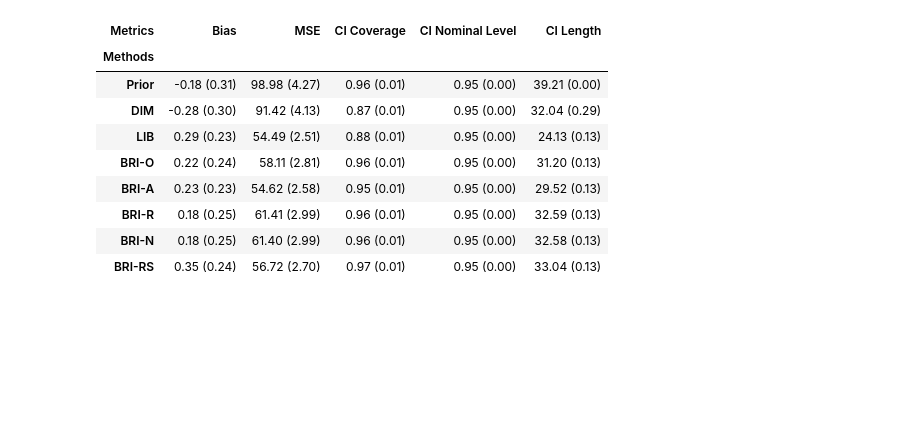
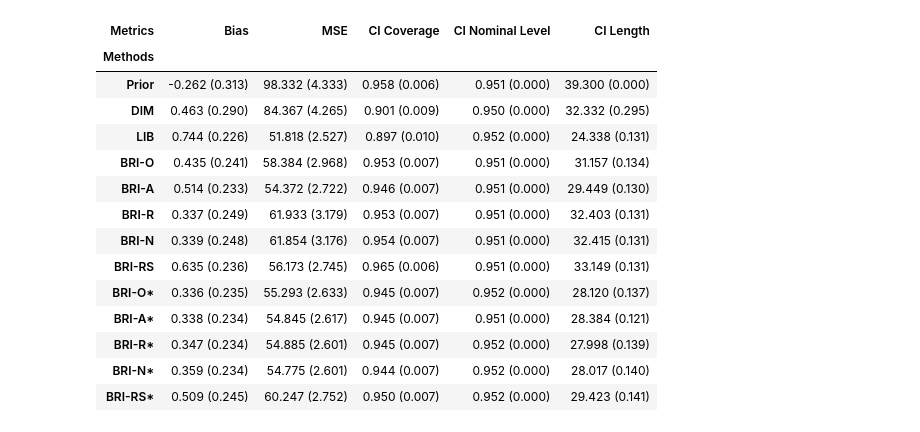
Before and after one commit to eastonhuch/bayesian-randomization-inference, a Jupyter notebook: discrete-stats-exact.ipynb, the cells around one changed output. Cells and saved outputs as stored; diff of their text form; code cells hidden in the pictures; blank space fills up the shorter version.

```diff
--- a/discrete-stats-exact.ipynb
+++ b/discrete-stats-exact.ipynb
@@ -11,6 +11,8 @@ from shared.config_plt import config_plt, get_fig_ax, save_my_fig, colors
 from shared.utils import print_se_parentheses, rank
 from shared.univariate import DiscretizedDist, PriorAnalyzer, RankSumAnalyzer, RoundedAnalyzer, NeighborhoodAnalyzer, BRIOneSidedAnalyzer, BRIAsympAnalyzer, DiffMeansAnalyzer, LIBDiffMeansAnalyzer
 config_plt()
+pd.set_option("display.max_colwidth", None)
+pd.set_option("display.max_rows", 1000)
 # %%
 theta_abs_lim = 50.
 theta_min = -theta_abs_lim
@@ -42,14 +44,25 @@ def sample_a(rng):
 
 theta_rng = np.random.default_rng(seed=1)
 prior_dist = DiscretizedDist(norm(loc=0., scale=10.), theta_vals, theta_rng)
+
+# Non-BRI methods
 prior_analyzer = PriorAnalyzer("Prior", alpha, prior_dist)
 diff_mean_analyzer = DiffMeansAnalyzer("DIM", alpha, prior_dist)
 lib_analyzer = LIBDiffMeansAnalyzer("LIB", alpha, prior_dist)
-rounded_analyzer = RoundedAnalyzer("BRI-R", alpha, prior_dist, n_each, n_theta_vals, a_vals, 0)
-rank_sum_analyzer = RankSumAnalyzer("BRI-RS", alpha, prior_dist, n_each, n_theta_vals, a_vals)
-neighborhood_analyzer = NeighborhoodAnalyzer("BRI-N", alpha, prior_dist, n_each, n_theta_vals, a_vals, 0.5)
-bri_onesided_analyzer = BRIOneSidedAnalyzer("BRI-O", alpha, prior_dist, n_each, n_theta_vals, a_vals, 1.)
-bri_asymp_analyzer = BRIAsympAnalyzer("BRI-A", alpha, prior_dist)
+
+# BRI methods
+rounded_analyzer = RoundedAnalyzer("BRI-R", alpha, prior_dist, n_each, n_theta_vals, a_vals, 0, uses_s=False)
+rank_sum_analyzer = RankSumAnalyzer("BRI-RS", alpha, prior_dist, n_each, n_theta_vals, a_vals, uses_s=False)
+neighborhood_analyzer = NeighborhoodAnalyzer("BRI-N", alpha, prior_dist, n_each, n_theta_vals, a_vals, 0.5, uses_s=False)
+bri_onesided_analyzer = BRIOneSidedAnalyzer("BRI-O", alpha, prior_dist, n_each, n_theta_vals, a_vals, 1., uses_s=False)
+bri_asymp_analyzer = BRIAsympAnalyzer("BRI-A", alpha, prior_dist, uses_s=False)
+
+# BRI methods with newly sampled statistic (should be exact)
+rounded_analyzer_s = RoundedAnalyzer("BRI-R*", alpha, prior_dist, n_each, n_theta_vals, a_vals, 0, uses_s=True)
+rank_sum_analyzer_s = RankSumAnalyzer("BRI-RS*", alpha, prior_dist, n_each, n_theta_vals, a_vals, uses_s=True)
+neighborhood_analyzer_s = NeighborhoodAnalyzer("BRI-N*", alpha, prior_dist, n_each, n_theta_vals, a_vals, 0.5, uses_s=True)
+bri_onesided_analyzer_s = BRIOneSidedAnalyzer("BRI-O*", alpha, prior_dist, n_each, n_theta_vals, a_vals, 1., uses_s=True)
+bri_asymp_analyzer_s = BRIAsympAnalyzer("BRI-A*", alpha, prior_dist, uses_s=True)
 
 methods = [
     prior_analyzer,
@@ -59,7 +72,12 @@ methods = [
     bri_asymp_analyzer,
     rounded_analyzer,
     neighborhood_analyzer,
-    rank_sum_analyzer
+    rank_sum_analyzer,
+    bri_onesided_analyzer_s,
+    bri_asymp_analyzer_s,
+    rounded_analyzer_s,
+    neighborhood_analyzer_s,
+    rank_sum_analyzer_s,
 ]
 method_names = [m.name for m in methods]
 n_methods = len(methods)
@@ -173,7 +192,7 @@ The PostScript backend does not support transparency; partially transparent arti
 [figure]
 # %%
 # Simulation setup
-n_reps = 1000
+n_reps = 10000
 posterior_means = np.zeros((n_reps, n_methods))
 lower_bounds = np.zeros((n_reps, n_methods))
 upper_bounds = np.zeros((n_reps, n_methods))
@@ -195,48 +214,56 @@ for i in trange(n_reps):
     a = sample_a(data_rng)
     not_a = ~a
     y = a*y1 + not_a*y0
+    a_s = sample_a(data_rng)
+    not_a_s = ~a_s
+    y_s = y1*a_s + y0*not_a_s
 
     for j, method in enumerate(methods):
         # Get posterior probs
-        pm, lb, ub, cr = method.analyze(y, a, theta_vals)
+        pm, lb, ub, cr = method.analyze_s(y, a, theta_vals, y_s=y_s, a_s=a_s)
         posterior_means[i, j] = pm
         lower_bounds[i, j] = lb
         upper_bounds[i, j] = ub
         nominal_coverage_rates[i, j] = cr
 # %%
 # Get mean and se
-def get_mean_and_se(x, digits=2, stars=False, alpha=0.05):
+def get_mean_and_se(x, digits=3, stars=False, alpha=0.05):
     mean = x.mean(axis=0)
     se = x.std(axis=0) / np.sqrt(x.shape[0])
     mean_se = print_se_parentheses(mean, se, digits=digits, stars=stars, alpha=alpha)
     return mean_se
 
 # Process results
 errors = (posterior_means.T - true_thetas).T
 errors2 = errors**2
 ci_covered = ((lower_bounds.T <= true_thetas) & (true_thetas <= upper_bounds.T)).T
 ci_length = upper_bounds - lower_bounds
 
 arrs_to_process = [errors, errors2, ci_covered, nominal_coverage_rates, ci_length]
 arrs_names_series = pd.Series(["Bias", "MSE", "CI Coverage", "CI Nominal Level", "CI Length"], name="Metrics")
 method_names_series = pd.Series(method_names, name="Methods")
 
 results_df = pd.DataFrame(
     np.stack([get_mean_and_se(arr) for arr in arrs_to_process]).T,
     index=method_names_series,
     columns=arrs_names_series)
 results_df
 # %% [output]
 | Metrics | Bias | MSE | CI Coverage | CI Nominal Level | CI Length |
 | Methods |  |  |  |  |  |
-| Prior | -0.18 (0.31) | 98.98 (4.27) | 0.96 (0.01) | 0.95 (0.00) | 39.21 (0.00) |
-| DIM | -0.28 (0.30) | 91.42 (4.13) | 0.87 (0.01) | 0.95 (0.00) | 32.04 (0.29) |
-| LIB | 0.29 (0.23) | 54.49 (2.51) | 0.88 (0.01) | 0.95 (0.00) | 24.13 (0.13) |
-| BRI-O | 0.22 (0.24) | 58.11 (2.81) | 0.96 (0.01) | 0.95 (0.00) | 31.20 (0.13) |
-| BRI-A | 0.23 (0.23) | 54.62 (2.58) | 0.95 (0.01) | 0.95 (0.00) | 29.52 (0.13) |
-| BRI-R | 0.18 (0.25) | 61.41 (2.99) | 0.96 (0.01) | 0.95 (0.00) | 32.59 (0.13) |
-| BRI-N | 0.18 (0.25) | 61.40 (2.99) | 0.96 (0.01) | 0.95 (0.00) | 32.58 (0.13) |
-| BRI-RS | 0.35 (0.24) | 56.72 (2.70) | 0.97 (0.01) | 0.95 (0.00) | 33.04 (0.13) |
+| Prior | -0.262 (0.313) | 98.332 (4.333) | 0.958 (0.006) | 0.951 (0.000) | 39.300 (0.000) |
+| DIM | 0.463 (0.290) | 84.367 (4.265) | 0.901 (0.009) | 0.950 (0.000) | 32.332 (0.295) |
+| LIB | 0.744 (0.226) | 51.818 (2.527) | 0.897 (0.010) | 0.952 (0.000) | 24.338 (0.131) |
+| BRI-O | 0.435 (0.241) | 58.384 (2.968) | 0.953 (0.007) | 0.951 (0.000) | 31.157 (0.134) |
+| BRI-A | 0.514 (0.233) | 54.372 (2.722) | 0.946 (0.007) | 0.951 (0.000) | 29.449 (0.130) |
+| BRI-R | 0.337 (0.249) | 61.933 (3.179) | 0.953 (0.007) | 0.951 (0.000) | 32.403 (0.131) |
+| BRI-N | 0.339 (0.248) | 61.854 (3.176) | 0.954 (0.007) | 0.951 (0.000) | 32.415 (0.131) |
+| BRI-RS | 0.635 (0.236) | 56.173 (2.745) | 0.965 (0.006) | 0.951 (0.000) | 33.149 (0.131) |
+| BRI-O* | 0.336 (0.235) | 55.293 (2.633) | 0.945 (0.007) | 0.952 (0.000) | 28.120 (0.137) |
+| BRI-A* | 0.338 (0.234) | 54.845 (2.617) | 0.945 (0.007) | 0.951 (0.000) | 28.384 (0.121) |
+| BRI-R* | 0.347 (0.234) | 54.885 (2.601) | 0.945 (0.007) | 0.952 (0.000) | 27.998 (0.139) |
+| BRI-N* | 0.359 (0.234) | 54.775 (2.601) | 0.944 (0.007) | 0.952 (0.000) | 28.017 (0.140) |
+| BRI-RS* | 0.509 (0.245) | 60.247 (2.752) | 0.950 (0.007) | 0.952 (0.000) | 29.423 (0.141) |
 # %%
 print(results_df.to_latex())
 # %% [output]
```
Also changed, not shown: parts of 3 cells of this notebook, 3 other files.
